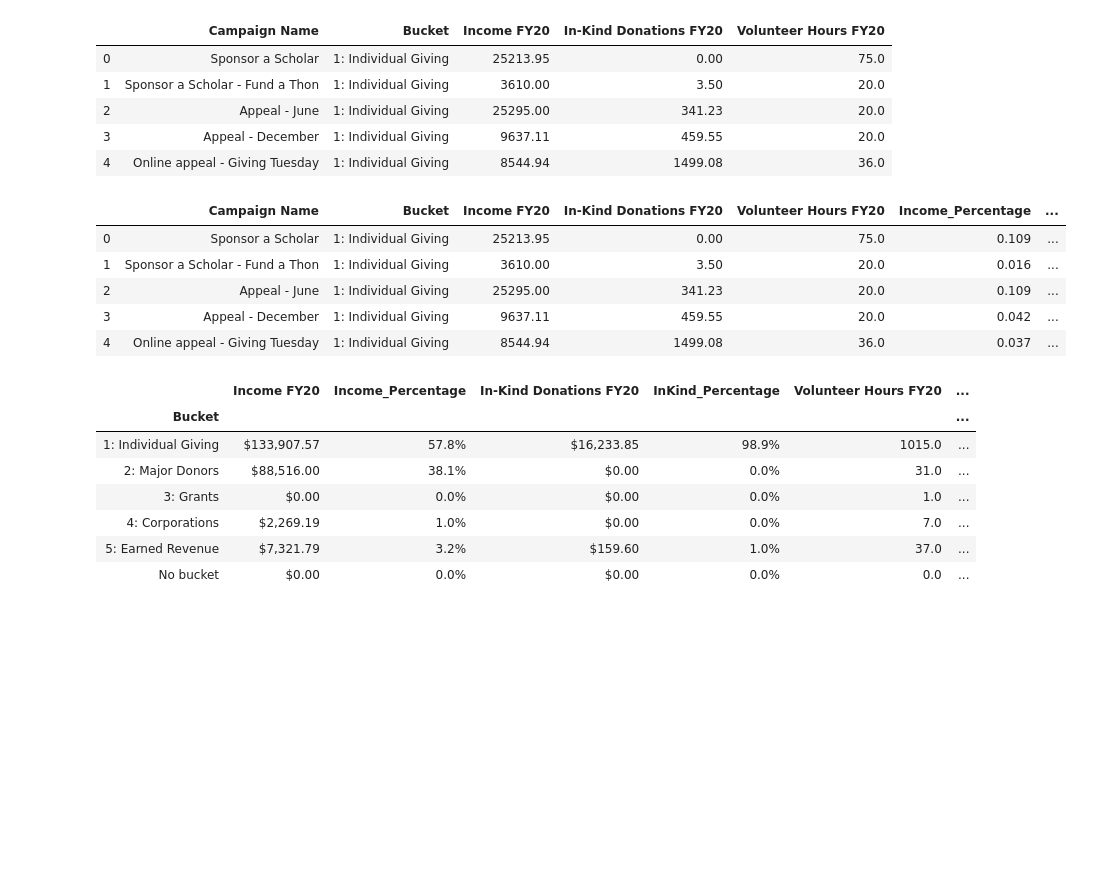
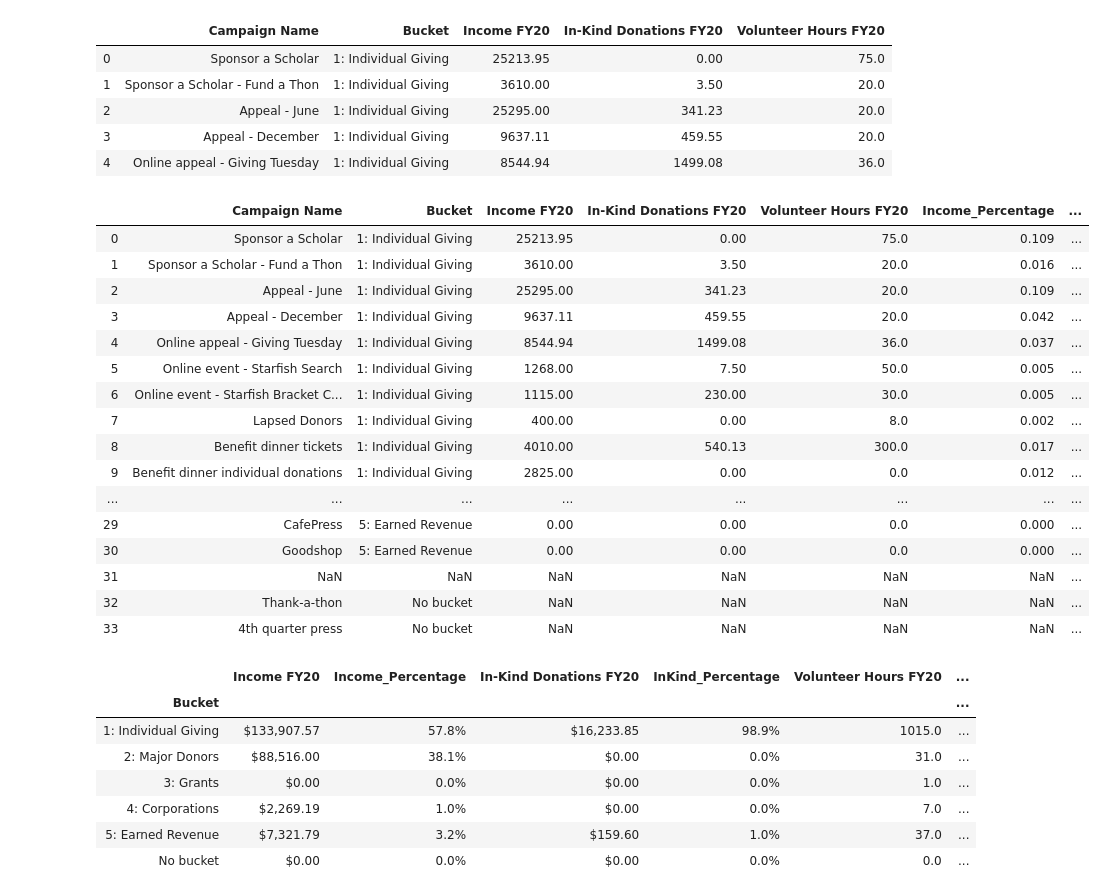
Before and after one commit to patelpurvip/Board-Fundraising-Analysis, a Jupyter notebook: FY20-FY21-Donations.ipynb, the cells around one changed output. Drawn from its saved outputs; the diff is of its cells as text; code cells hidden in the pictures; blank space fills up the shorter version.

```diff
--- a/FY20-FY21-Donations.ipynb
+++ b/FY20-FY21-Donations.ipynb
@@ -29,19 +29,30 @@ FY20_donations.head()
 # %%
 Total_Income = FY20_donations['Income FY20'].sum()
 Total_InKind = FY20_donations['In-Kind Donations FY20'].sum()
 Total_VolHours = FY20_donations['Volunteer Hours FY20'].sum()
 
 FY20_donations['Income_Percentage'] = round(FY20_donations['Income FY20']/Total_Income,3)
 FY20_donations['InKind_Percentage'] = round(FY20_donations['In-Kind Donations FY20']/Total_InKind,3)
 FY20_donations['VolHours_Percentage'] = round(FY20_donations['Volunteer Hours FY20']/Total_VolHours,3)
-FY20_donations.head()
+FY20_donations
 # %% [output]
 |  | Campaign Name | Bucket | Income FY20 | In-Kind Donations FY20 | Volunteer Hours FY20 | Income_Percentage | ... |
 | 0 | Sponsor a Scholar | 1: Individual Giving | 25213.95 | 0.00 | 75.0 | 0.109 | ... |
 | 1 | Sponsor a Scholar - Fund a Thon | 1: Individual Giving | 3610.00 | 3.50 | 20.0 | 0.016 | ... |
 | 2 | Appeal - June | 1: Individual Giving | 25295.00 | 341.23 | 20.0 | 0.109 | ... |
 | 3 | Appeal - December | 1: Individual Giving | 9637.11 | 459.55 | 20.0 | 0.042 | ... |
 | 4 | Online appeal - Giving Tuesday | 1: Individual Giving | 8544.94 | 1499.08 | 36.0 | 0.037 | ... |
+| 5 | Online event - Starfish Search | 1: Individual Giving | 1268.00 | 7.50 | 50.0 | 0.005 | ... |
+| 6 | Online event - Starfish Bracket C... | 1: Individual Giving | 1115.00 | 230.00 | 30.0 | 0.005 | ... |
+| 7 | Lapsed Donors | 1: Individual Giving | 400.00 | 0.00 | 8.0 | 0.002 | ... |
+| 8 | Benefit dinner tickets | 1: Individual Giving | 4010.00 | 540.13 | 300.0 | 0.017 | ... |
+| 9 | Benefit dinner individual donations | 1: Individual Giving | 2825.00 | 0.00 | 0.0 | 0.012 | ... |
+| ... | ... | ... | ... | ... | ... | ... | ... |
+| 29 | CafePress | 5: Earned Revenue | 0.00 | 0.00 | 0.0 | 0.000 | ... |
+| 30 | Goodshop | 5: Earned Revenue | 0.00 | 0.00 | 0.0 | 0.000 | ... |
+| 31 | NaN | NaN | NaN | NaN | NaN | NaN | ... |
+| 32 | Thank-a-thon | No bucket | NaN | NaN | NaN | NaN | ... |
+| 33 | 4th quarter press | No bucket | NaN | NaN | NaN | NaN | ... |
 # %%
 FY20_by_bucket = FY20_donations.groupby(['Bucket'])
 FY20_bucket_totals = FY20_by_bucket.sum()
```
Also changed, not shown: parts of 1 cell of this notebook.
